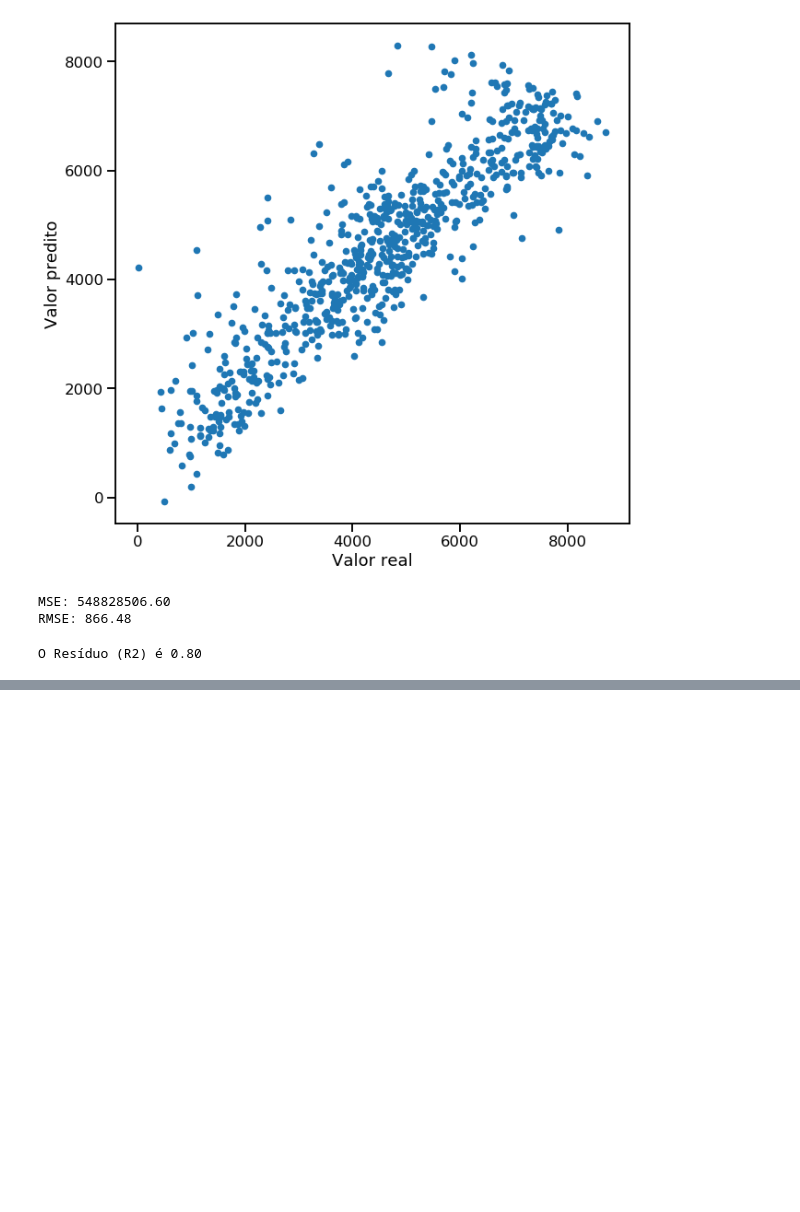
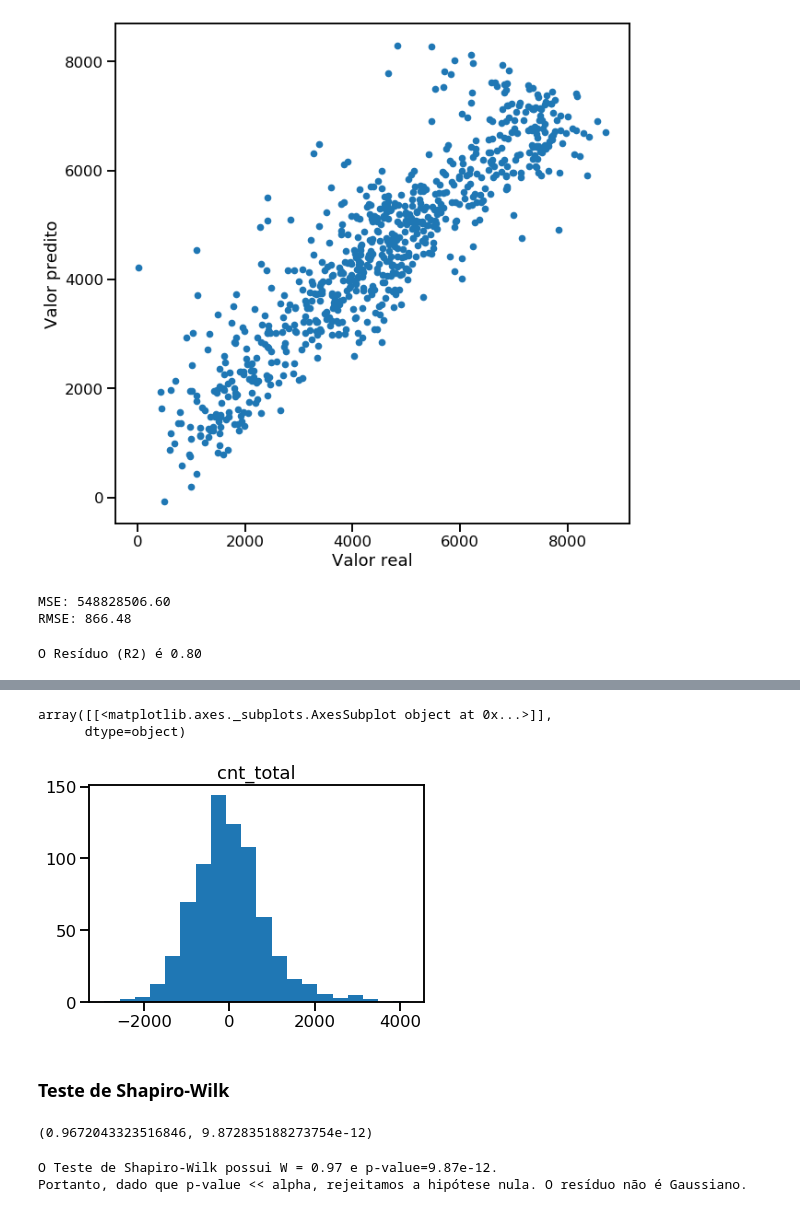
Before and after one commit to pnovais/estatistica_45bdt, a Jupyter notebook: bike_sharing/bike_sharing_Python.ipynb, the cells around one changed output, grey strips where cells are left out. Drawn from its saved outputs; the diff is of its cells as text; code cells hidden in the pictures; blank space fills up the shorter version.

```diff
--- a/bike_sharing/bike_sharing_Python.ipynb
+++ b/bike_sharing/bike_sharing_Python.ipynb
@@ -506,0 +516,10 @@ O Resíduo (R2) é 0.80
+# %%
+residuo = y_pred - y3
+# %%
+residuo.hist(bins=20, grid=False)
+# %% [output]
+array([[<matplotlib.axes._subplots.AxesSubplot object at 0x...>]],
+      dtype=object)
+[figure, added]
+# %% [markdown]
+### Teste de Shapiro-Wilk
@@ -506,0 +528,11 @@ O Resíduo (R2) é 0.80
+# %%
+shapiro_test = stats.shapiro(residuo)
+shapiro_test
+# %% [output]
+(0.9672043323516846, 9.872835188273754e-12)
+# %%
+print('O Teste de Shapiro-Wilk possui W = %3.2f e p-value=%3.2e.' %(shapiro_test[0],shapiro_test[1]))
+print('Portanto, dado que p-value << alpha, rejeitamos a hipótese nula. O resíduo não é Gaussiano.')
+# %% [output]
+O Teste de Shapiro-Wilk possui W = 0.97 e p-value=9.87e-12.
+Portanto, dado que p-value << alpha, rejeitamos a hipótese nula. O resíduo não é Gaussiano.
```
Also changed, not shown: parts of 6 cells of this notebook.
